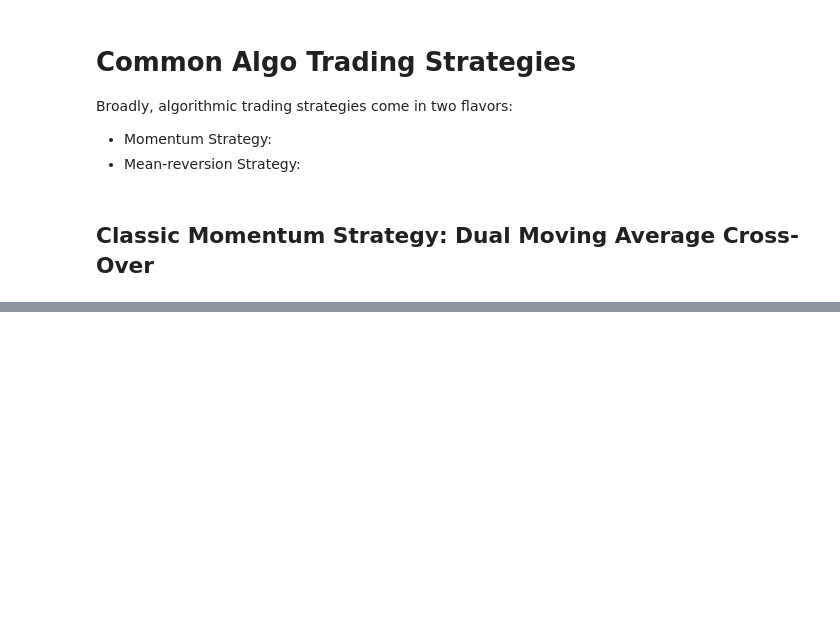
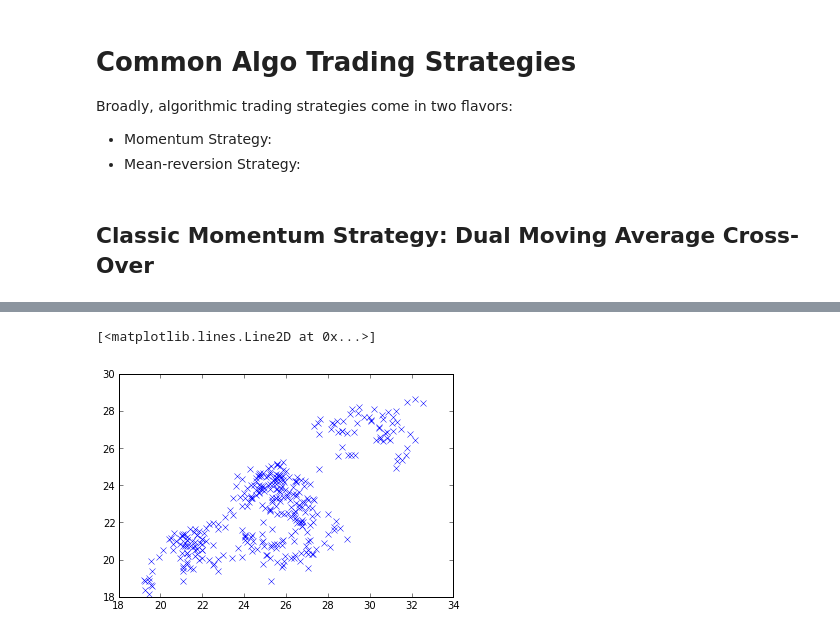
Before and after one commit to twiecki/financial-analysis-python-tutorial, a Jupyter notebook: 3. Backtesting using Zipline.ipynb, the cells around one changed output, grey strips where cells are left out. Drawn from its saved outputs; the diff is of its cells as text; code cells hidden in the pictures; blank space fills up the shorter version.

```diff
--- a/3. Backtesting using Zipline.ipynb
+++ b/3. Backtesting using Zipline.ipynb
@@ -190,2 +214,7 @@ plt.gcf().set_size_inches(14, 10)
+# %%
+plt.plot(data.PEP, data.KO, 'x')
+# %% [output]
+[<matplotlib.lines.Line2D at 0x...>]
+[figure, added]
 # %%
 from zipline.transforms import batch_transform
```
Also changed, not shown: parts of 11 cells of this notebook, 2 other files.
